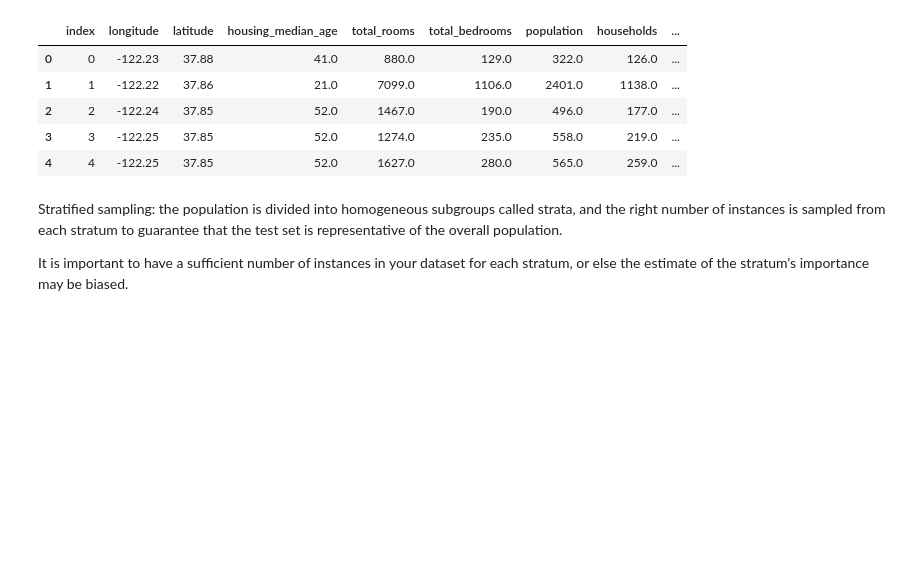
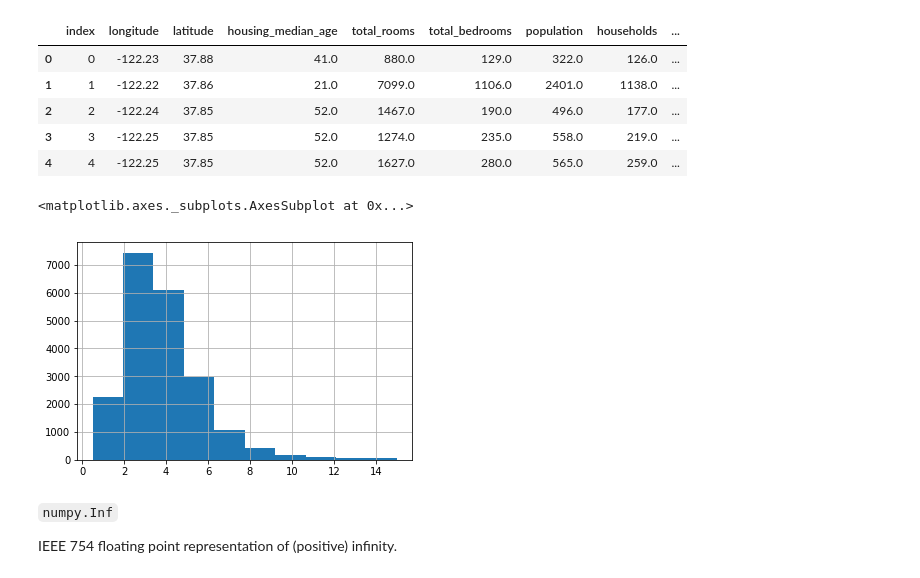
Before and after one commit to Magicbeanbuyer/Hands-On-Machine-Learning, a Jupyter notebook: Chapter 2 – End-to-end Machine Learning project.ipynb, the cells around one changed output. Saved outputs shown, nothing was run; the diff lists cells and outputs as text; code cells hidden in the pictures; blank space fills up the shorter version.

```diff
--- a/Chapter 2 – End-to-end Machine Learning project.ipynb
+++ b/Chapter 2 – End-to-end Machine Learning project.ipynb
@@ -165,7 +166,12 @@ housing_with_id.head()
 | 4 | 4 | -122.25 | 37.85 | 52.0 | 1627.0 | 280.0 | 565.0 | 259.0 | ... |
 # %%
 train_set, test_set = split_train_test_by_id(housing_with_id, 0.2, 'index')
-# %% [markdown]
-Stratified sampling: the population is divided into homogeneous subgroups called strata, and the right number of instances is sampled from each stratum to guarantee that the test set is representative of the overall population.
-
-It is important to have a sufficient number of instances in your dataset for each stratum, or else the estimate of the stratum’s importance may be biased.
+# %%
+housing["median_income"].hist()
+# %% [output]
+<matplotlib.axes._subplots.AxesSubplot at 0x...>
+[figure, added]
+# %% [markdown]
+`numpy.Inf`
+
+IEEE 754 floating point representation of (positive) infinity.
```
Also changed, not shown: parts of 22 cells of this notebook.
